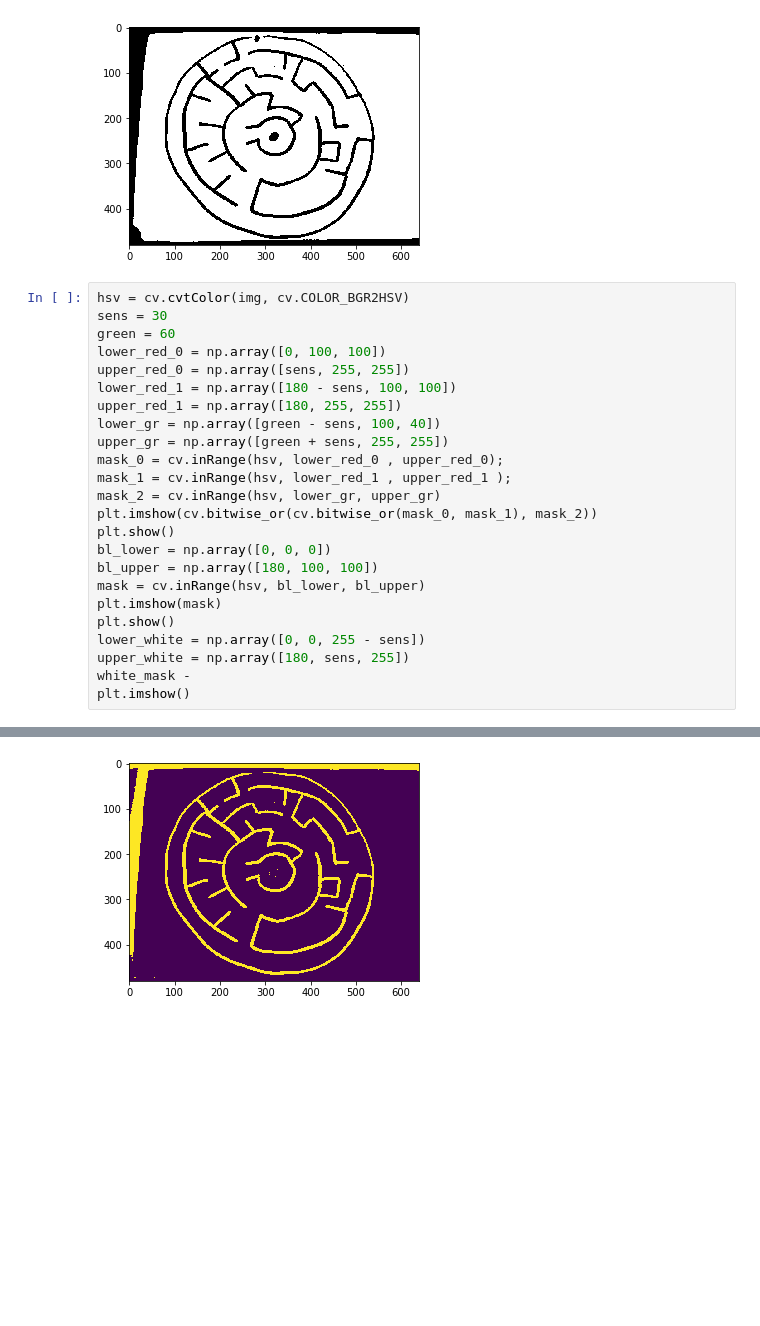
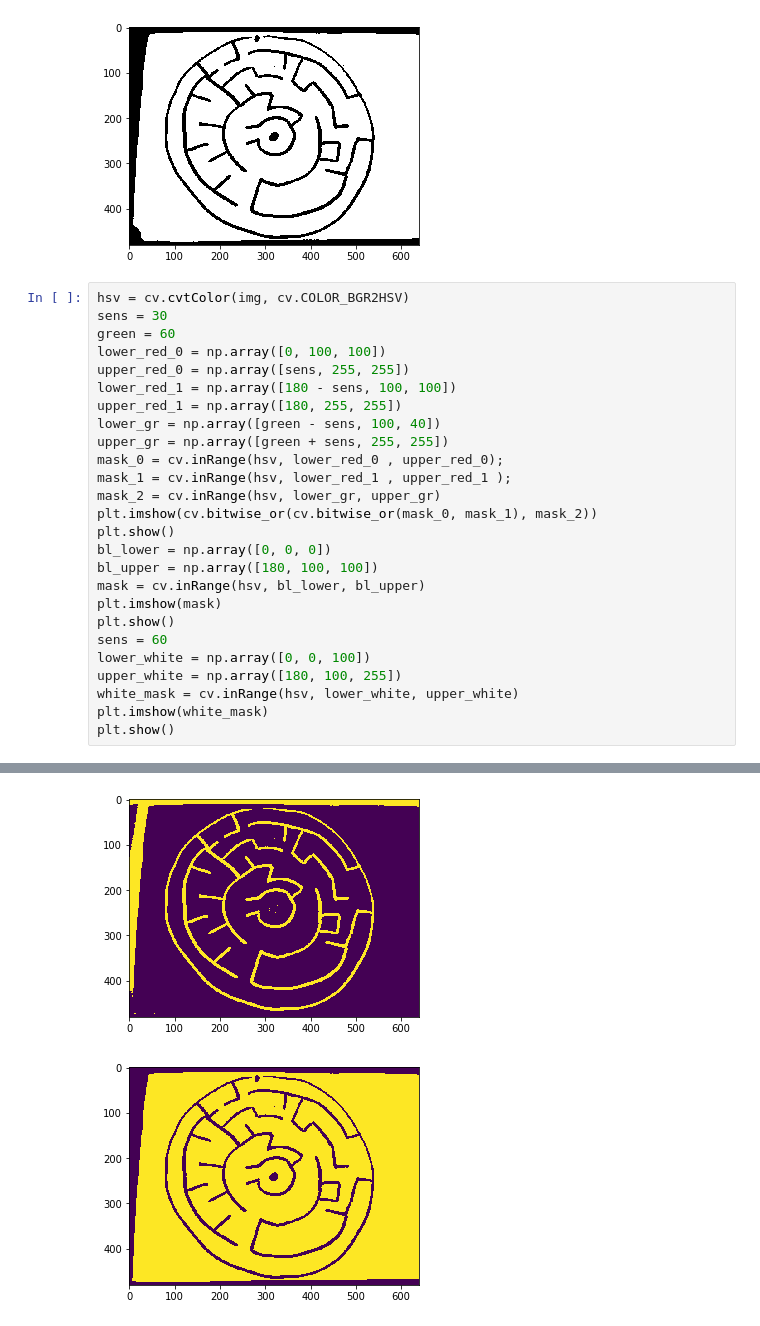
Before and after one commit to Maksymiv96/maze-solver, a Jupyter notebook: src/python/MazeSolver.ipynb, the cells around one changed output, grey strips where cells are left out. Drawn from its saved outputs; the diff is of its cells as text; blank space fills up the shorter version.

```diff
--- a/src/python/MazeSolver.ipynb
+++ b/src/python/MazeSolver.ipynb
@@ -54,27 +54,30 @@ plt.show()
 # %%
 hsv = cv.cvtColor(img, cv.COLOR_BGR2HSV)
 sens = 30
 green = 60
 lower_red_0 = np.array([0, 100, 100])
 upper_red_0 = np.array([sens, 255, 255])
 lower_red_1 = np.array([180 - sens, 100, 100])
 upper_red_1 = np.array([180, 255, 255])
 lower_gr = np.array([green - sens, 100, 40])
 upper_gr = np.array([green + sens, 255, 255])
 mask_0 = cv.inRange(hsv, lower_red_0 , upper_red_0);
 mask_1 = cv.inRange(hsv, lower_red_1 , upper_red_1 );
 mask_2 = cv.inRange(hsv, lower_gr, upper_gr)
 plt.imshow(cv.bitwise_or(cv.bitwise_or(mask_0, mask_1), mask_2))
 plt.show()
 bl_lower = np.array([0, 0, 0])
 bl_upper = np.array([180, 100, 100])
 mask = cv.inRange(hsv, bl_lower, bl_upper)
 plt.imshow(mask)
 plt.show()
-lower_white = np.array([0, 0, 255 - sens])
-upper_white = np.array([180, sens, 255])
-white_mask -
-plt.imshow()
+sens = 60
+lower_white = np.array([0, 0, 100])
+upper_white = np.array([180, 100, 255])
+white_mask = cv.inRange(hsv, lower_white, upper_white)
+plt.imshow(white_mask)
+plt.show()
 # %% [output]
 [figure]
 [figure]
+[figure, added]
```
Also changed, not shown: 1 other file.
